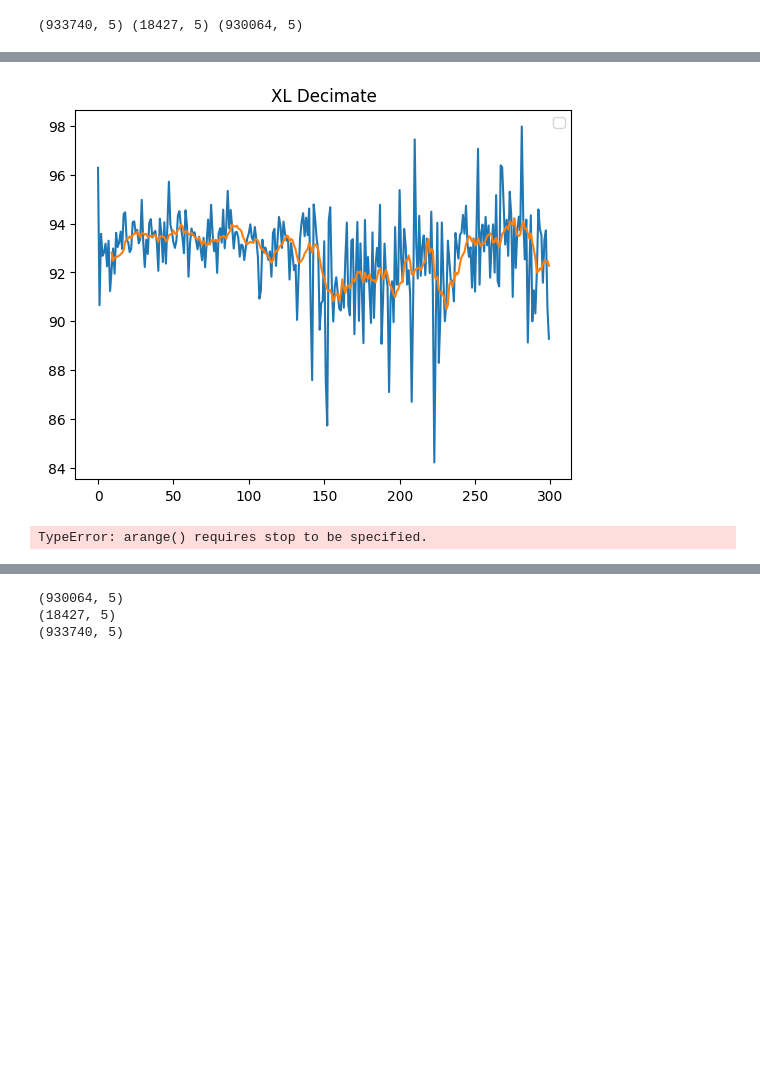
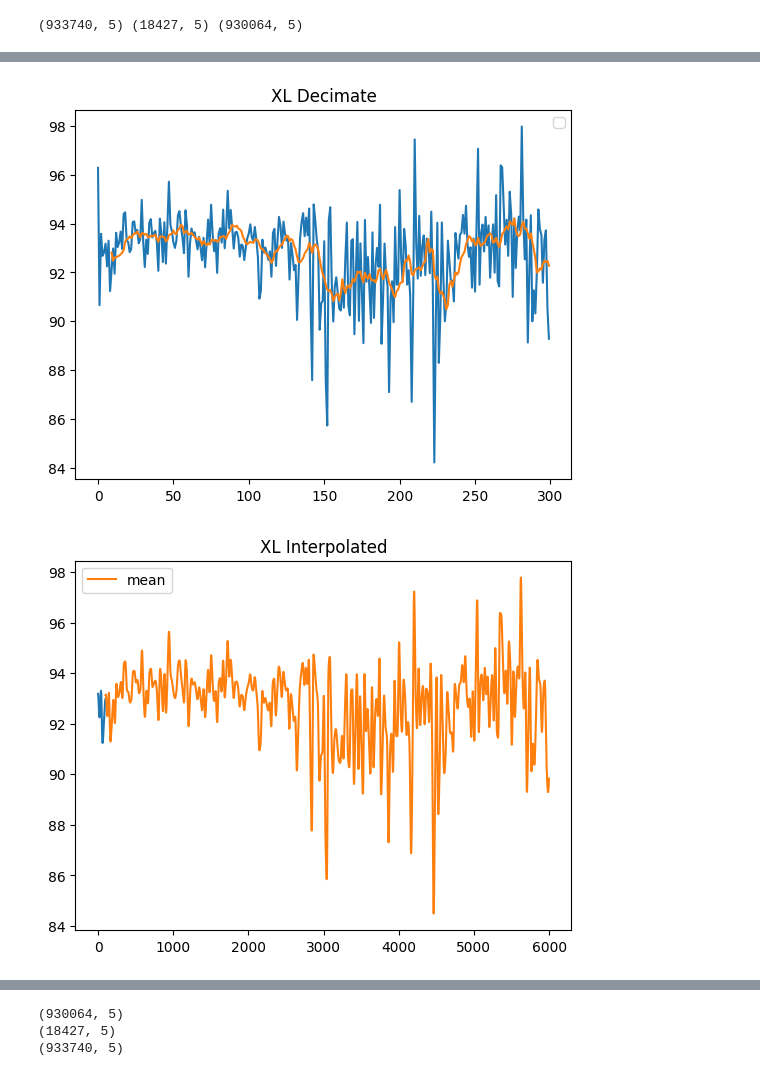
Before and after one commit to ahmedRafique744/Trim-management, a Jupyter notebook: imu_processing.ipynb, the cells around one changed output, grey strips where cells are left out. Saved outputs shown, nothing was run; the diff lists cells and outputs as text; code cells hidden in the pictures; blank space fills up the shorter version.

```diff
--- a/imu_processing.ipynb
+++ b/imu_processing.ipynb
@@ -293,36 +326,36 @@ plt.show()
 rolling_mean = pd.Series(xl_resample).rolling(window=10).mean()
 plt.plot(xl_resample, label='pred')
 plt.plot(rolling_mean, label='rolling mean')
 plt.title('Resample')
 plt.legend()
 plt.show()
 
 #xl decimate
 rolling_mean = pd.Series(xl_decimate).rolling(window=10).mean()
 plt.plot(xl_decimate)
 plt.plot(rolling_mean)
 plt.title('XL Decimate')
 plt.legend()
 plt.show()
 
 spline = PchipInterpolator(np.arange(xl_decimate.shape[0]), xl_decimate)
-interpolated_points = spline(np.arange())
+interpolated_points = spline(np.arange(0, 300, 0.05))
 
 rolling_mean = pd.Series(interpolated_points).rolling(window=10).mean()
 plt.plot(interpolated_points[100:200])
 plt.plot(rolling_mean[100:-1], label='mean')
+plt.title("XL Interpolated")
 plt.legend()
 plt.show()
-
 
 #resample and decimate xl_missing
 #print(mean_squared_error(xl_decimate, xl_dat[:,:1000]))
 #print(mean_absolute_error(xl_decimate, xl_dat[:,:1000]))
 # %% [output]
 [figure]
 [figure]
 [figure]
-TypeError: arange() requires stop to be specified.
+[figure, added]
 # %%
 def imu_dead_reckoning(xl_ned, dt):
     """Calculate position, velocity and bearing from xl/mag sensors in NED frame
```
Also changed, not shown: parts of 6 cells of this notebook, 1 other file.
